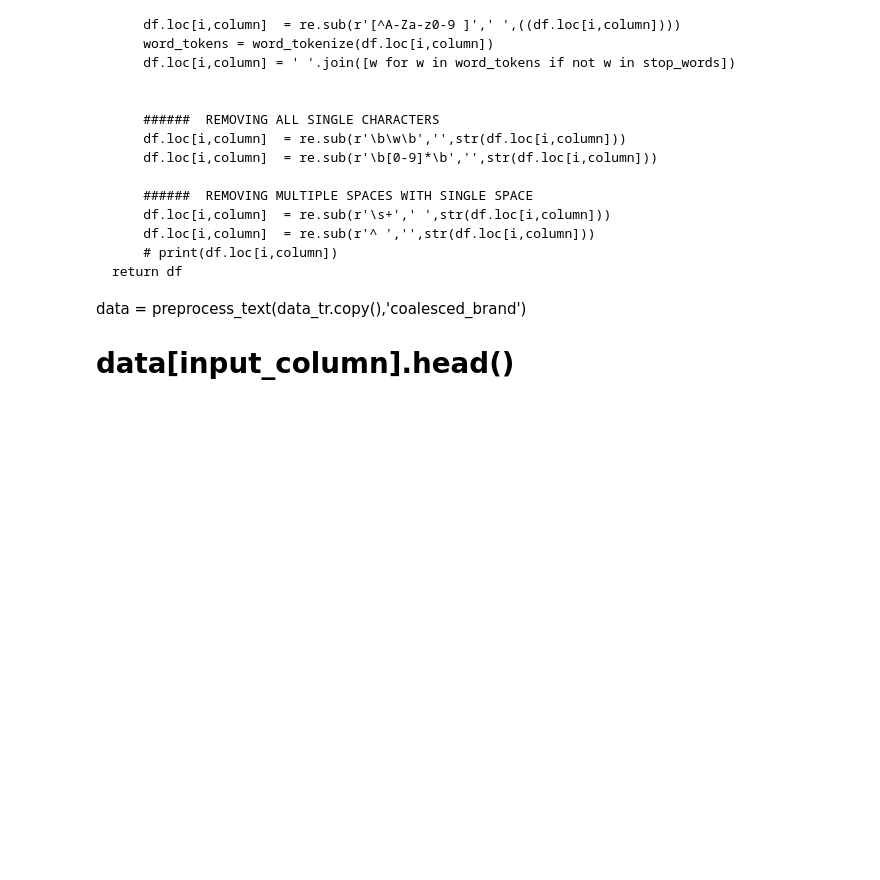
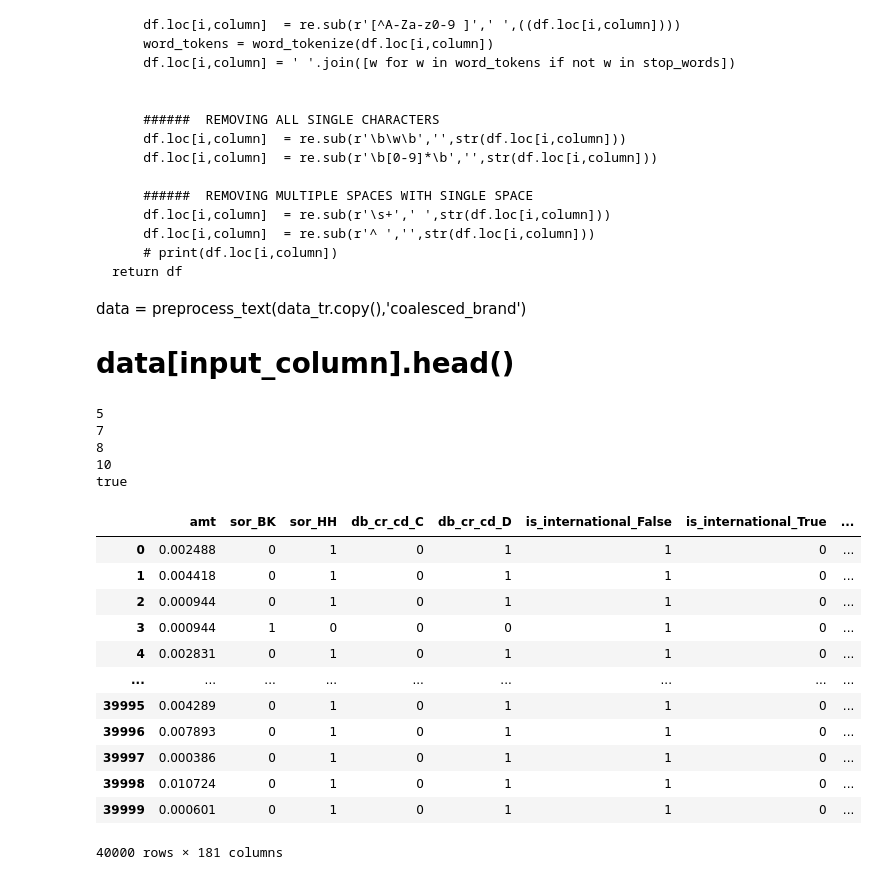
Before and after one commit to EhsanArabnezhad/Transaction_Categories, a Jupyter notebook: Wells_Fargo.ipynb, the cells around one changed output. Cells and saved outputs as stored; diff of their text form; code cells hidden in the pictures; blank space fills up the shorter version.

```diff
--- a/Wells_Fargo.ipynb
+++ b/Wells_Fargo.ipynb
@@ -201,0 +202,3 @@ max(data_tr['coalesced_brand'].str.split().str.len())
+# %%
+data_tr.drop(["cdf_seq_no","trans_desc","default_brand","qrated_brand","url_1","url_2","city","Category","default_location"], inplace=True, axis=1)
+data_tr.head()
@@ -618,3 +550,44 @@ print(np.argmax(pred, axis=-1))
 plt.plot(history.history['loss'], label='Training loss')
 plt.plot(history.history['val_loss'], label='Validation loss')
 plt.legend()
+# %%
+strParam = "5788888888882339999"
+def StringChallenge(strParam):
+    distros = { c:1 for c in strParam }
+
+    for c in range(len(strParam)-1):
+        if strParam[c] == strParam[c+1]:
+            distros[strParam[c]] += 1
+    for key in distros:
+        print(int(key))
+        if int(key) <= distros[key]:
+            print((distros[key]))
+            return 'true'
+    return 'false'
+
+# keep this function call here
+print(StringChallenge(strParam))
+# %% [output]
+5
+7
+8
+10
+true
+# %%
+data_tr = data_tr[[c for c in data_tr if c not in ['coalesced_brand']]
+       + ['coalesced_brand']]
+data_tr
+# %% [output]
+|  | amt | sor_BK | sor_HH | db_cr_cd_C | db_cr_cd_D | is_international_False | is_international_True | ... |
+| 0 | 0.002488 | 0 | 1 | 0 | 1 | 1 | 0 | ... |
+| 1 | 0.004418 | 0 | 1 | 0 | 1 | 1 | 0 | ... |
+| 2 | 0.000944 | 0 | 1 | 0 | 1 | 1 | 0 | ... |
+| 3 | 0.000944 | 1 | 0 | 0 | 0 | 1 | 0 | ... |
+| 4 | 0.002831 | 0 | 1 | 0 | 1 | 1 | 0 | ... |
+| ... | ... | ... | ... | ... | ... | ... | ... | ... |
+| 39995 | 0.004289 | 0 | 1 | 0 | 1 | 1 | 0 | ... |
+| 39996 | 0.007893 | 0 | 1 | 0 | 1 | 1 | 0 | ... |
+| 39997 | 0.000386 | 0 | 1 | 0 | 1 | 1 | 0 | ... |
+| 39998 | 0.010724 | 0 | 1 | 0 | 1 | 1 | 0 | ... |
+| 39999 | 0.000601 | 0 | 1 | 0 | 1 | 1 | 0 | ... |
+40000 rows × 181 columns
```
Also changed, not shown: parts of 24 cells of this notebook.
